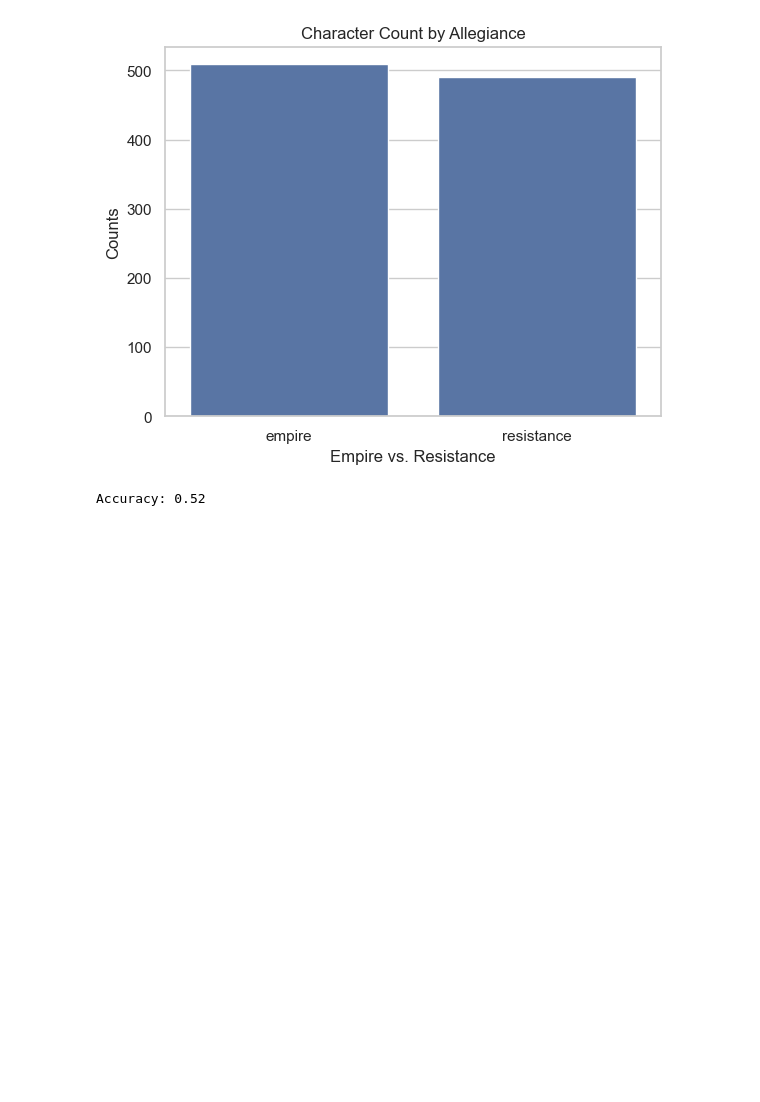
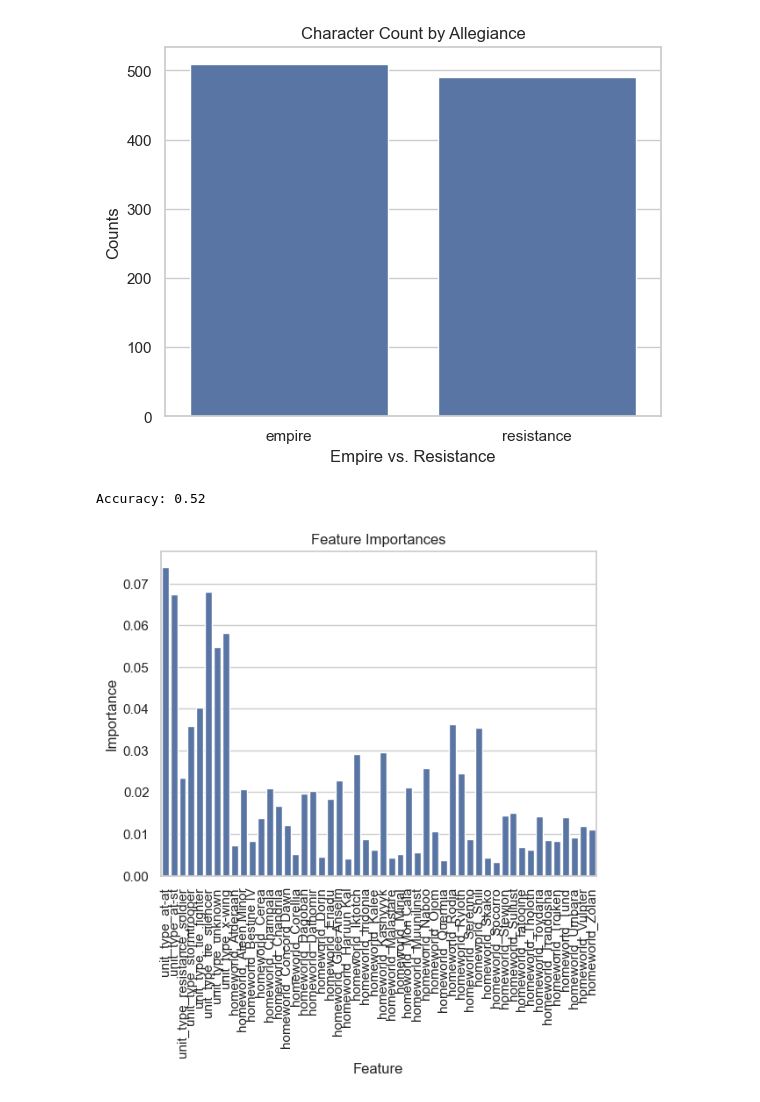
Before and after one commit to vinny2001/EDP-Challenge-Project-3, a Jupyter notebook: model.ipynb, the cells around one changed output. Drawn from its saved outputs; the diff is of its cells as text; code cells hidden in the pictures; blank space fills up the shorter version.

```diff
--- a/model.ipynb
+++ b/model.ipynb
@@ -125,3 +125,15 @@ accuracy = accuracy_score(Y_test, Y_pred)
 print("Accuracy:", accuracy)
 # %% [output]
 Accuracy: 0.52
+# %%
+# Get feature importances and make a DataFrame
+importances = model.feature_importances_
+ft_importances = panduh.DataFrame({"Feature": X_train_dummied.columns, "Importance": importances})
+
+# Plot the data
+sns.barplot(x="Feature", y="Importance", data=ft_importances)
+plt.title("Feature Importances")
+plt.xticks(rotation=90)
+plt.show()
+# %% [output]
+[figure, added]
```
Also changed, not shown: parts of 1 cell of this notebook, 1 other file.
